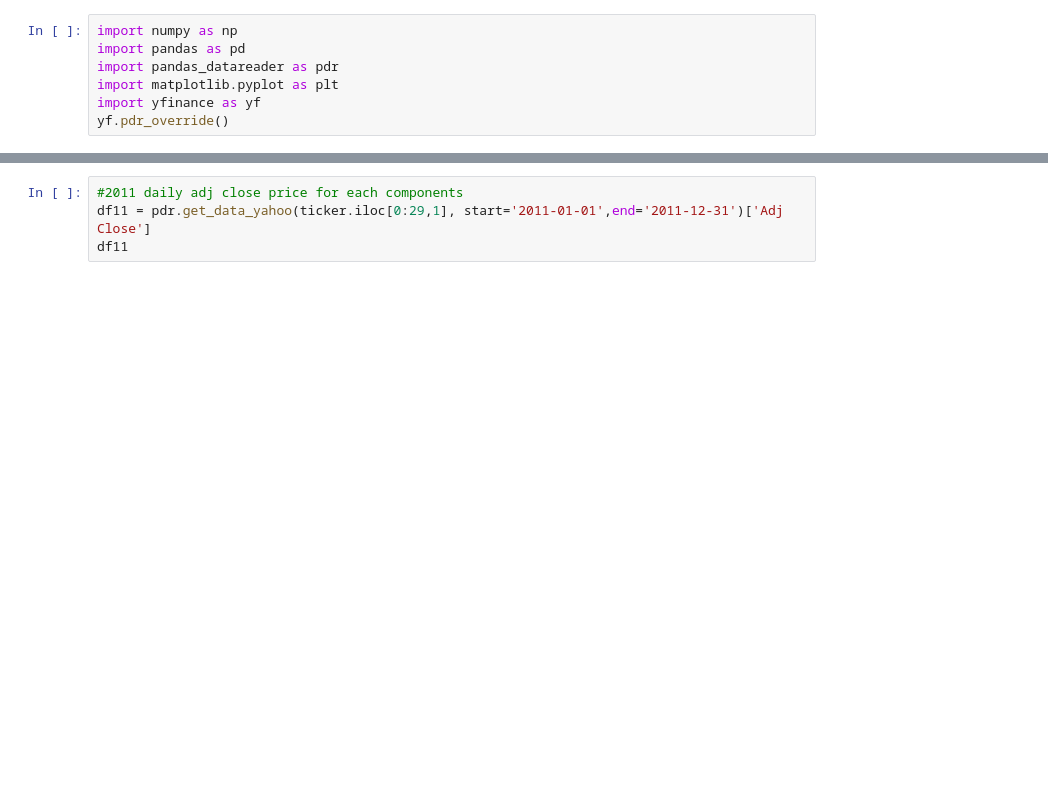
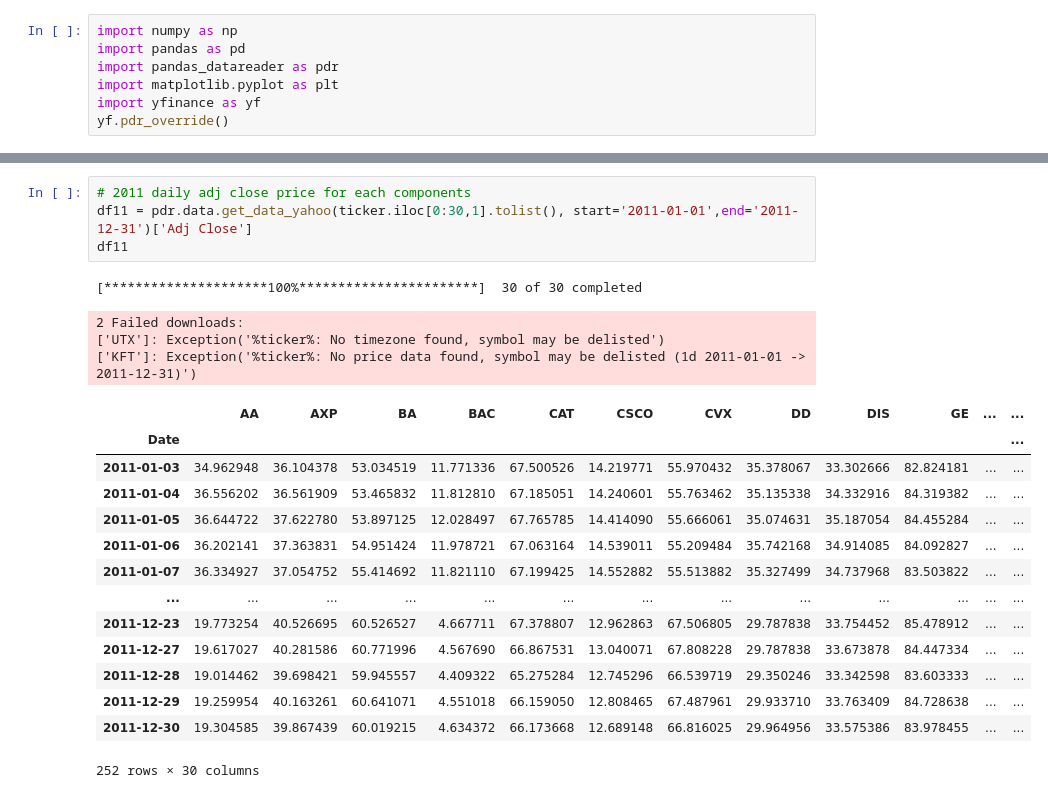
Before and after one commit to hoover91125/Momentum-Trading-Strategy, a Jupyter notebook: Group Project (Manual Final).ipynb, the cells around one changed output, grey strips where cells are left out. Drawn from its saved outputs; the diff is of its cells as text; blank space fills up the shorter version.

```diff
--- a/Group Project (Manual Final).ipynb
+++ b/Group Project (Manual Final).ipynb
@@ -100,5 +241,24 @@ port_11
 # %%
-#2011 daily adj close price for each components
-df11 = pdr.get_data_yahoo(ticker.iloc[0:29,1], start='2011-01-01',end='2011-12-31')['Adj Close']
+# 2011 daily adj close price for each components
+df11 = pdr.data.get_data_yahoo(ticker.iloc[0:30,1].tolist(), start='2011-01-01',end='2011-12-31')['Adj Close']
 df11
+# %% [output]
+[*********************100%***********************]  30 of 30 completed
+2 Failed downloads:
+['UTX']: Exception('%ticker%: No timezone found, symbol may be delisted')
+['KFT']: Exception('%ticker%: No price data found, symbol may be delisted (1d 2011-01-01 -> 2011-12-31)')
+|  | AA | AXP | BA | BAC | CAT | CSCO | CVX | DD | DIS | GE | ... | ... |
+| Date |  |  |  |  |  |  |  |  |  |  |  | ... |
+| 2011-01-03 | 34.962948 | 36.104378 | 53.034519 | 11.771336 | 67.500526 | 14.219771 | 55.970432 | 35.378067 | 33.302666 | 82.824181 | ... | ... |
+| 2011-01-04 | 36.556202 | 36.561909 | 53.465832 | 11.812810 | 67.185051 | 14.240601 | 55.763462 | 35.135338 | 34.332916 | 84.319382 | ... | ... |
+| 2011-01-05 | 36.644722 | 37.622780 | 53.897125 | 12.028497 | 67.765785 | 14.414090 | 55.666061 | 35.074631 | 35.187054 | 84.455284 | ... | ... |
+| 2011-01-06 | 36.202141 | 37.363831 | 54.951424 | 11.978721 | 67.063164 | 14.539011 | 55.209484 | 35.742168 | 34.914085 | 84.092827 | ... | ... |
+| 2011-01-07 | 36.334927 | 37.054752 | 55.414692 | 11.821110 | 67.199425 | 14.552882 | 55.513882 | 35.327499 | 34.737968 | 83.503822 | ... | ... |
+| ... | ... | ... | ... | ... | ... | ... | ... | ... | ... | ... | ... | ... |
+| 2011-12-23 | 19.773254 | 40.526695 | 60.526527 | 4.667711 | 67.378807 | 12.962863 | 67.506805 | 29.787838 | 33.754452 | 85.478912 | ... | ... |
+| 2011-12-27 | 19.617027 | 40.281586 | 60.771996 | 4.567690 | 66.867531 | 13.040071 | 67.808228 | 29.787838 | 33.673878 | 84.447334 | ... | ... |
+| 2011-12-28 | 19.014462 | 39.698421 | 59.945557 | 4.409322 | 65.275284 | 12.745296 | 66.539719 | 29.350246 | 33.342598 | 83.603333 | ... | ... |
+| 2011-12-29 | 19.259954 | 40.163261 | 60.641071 | 4.551018 | 66.159050 | 12.808465 | 67.487961 | 29.933710 | 33.763409 | 84.728638 | ... | ... |
+| 2011-12-30 | 19.304585 | 39.867439 | 60.019215 | 4.634372 | 66.173668 | 12.689148 | 66.816025 | 29.964956 | 33.575386 | 83.978455 | ... | ... |
+252 rows × 30 columns
 # %%
```
Also changed, not shown: parts of 52 cells of this notebook.
